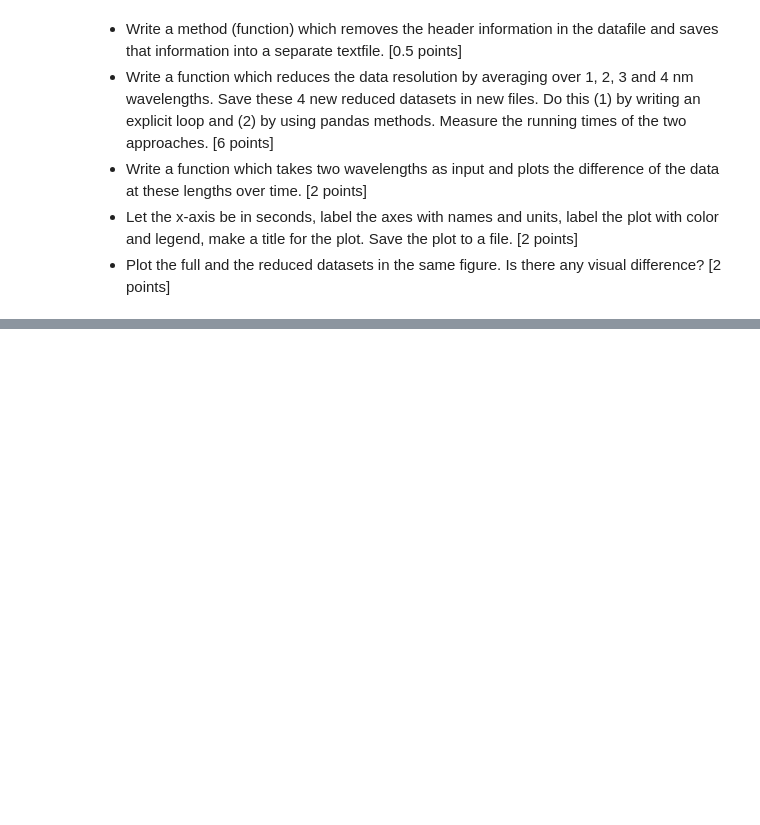
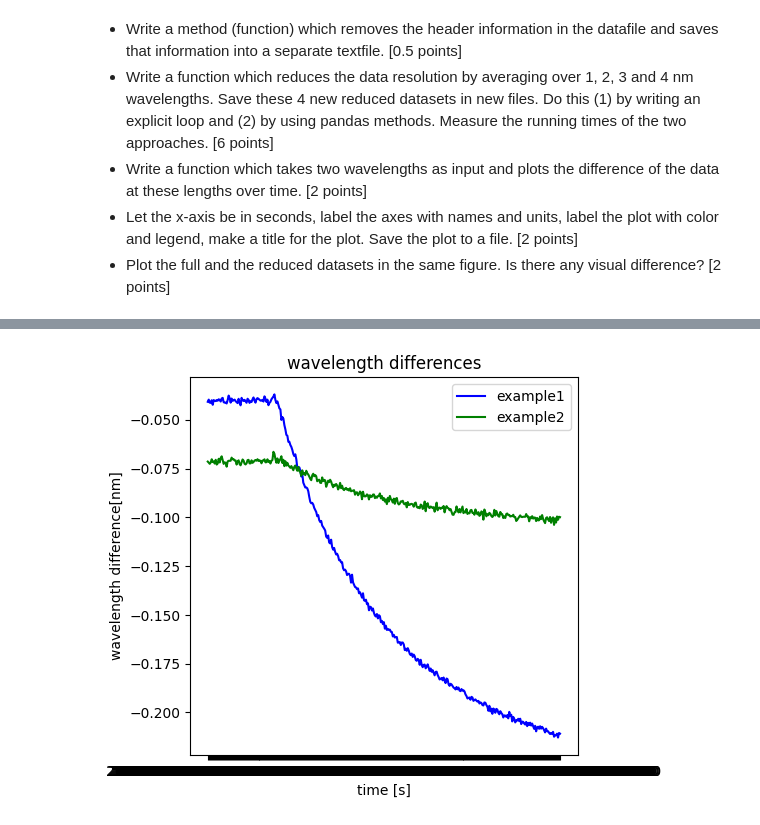
Before and after one commit to SarahEgli/RepositorySarahEgli, a Jupyter notebook: CodingTask1.ipynb, the cells around one changed output, grey strips where cells are left out. Saved outputs shown, nothing was run; the diff lists cells and outputs as text; code cells hidden in the pictures; blank space fills up the shorter version.

```diff
--- a/CodingTask1.ipynb
+++ b/CodingTask1.ipynb
@@ -22,3 +24,4 @@ drive.import ()
 # %%
 import pandas as pd
-df = pd.read_csv(path, delimiter='\t^, header=13' )
+df = pd.read_csv('/content/drive/My Drive/Data science/4ms_10 av_30 s_Absorbance_10-32-04-868 (1).txt',delimiter='\t',header=13)
+df
@@ -42,7 +42,17 @@ df.iloc[10] #show name of cloumn nr. 10
 # %%
-# plot spectrum at timepoint 0
-# x= df.iloc[:,0]
-#y = df.iloc [:.1950]  or -df.iloc[:,1950]-df.iloc[:,1800]
- # import matplot as plt
- # plt.figure(figsize=(),dpi=100)
- #plt.plot(x,y)
+# plot spectrum
+x= df.iloc[:,0]
+y= df.iloc[:,1950]-df.iloc[:,1800]
+y2=df.iloc[:,1950]-df.iloc[:,1700]
+import matplotlib.pyplot as plt
+plt.figure(figsize=(5,5 ),dpi=100)
+plt.plot(x,y, color='blue', label='example1')
+plt.plot(x,y2,color='green', label='example2')
+plt.title('wavelength differences')
+plt.xlabel('time [s]')
+plt.ylabel('wavelength difference[nm]')
+plt.legend()
+plt.savefig('Task_1.png')
+#did not figure out how to put the right numbers on the x-axis
+# %% [output]
+[figure, added]
```
Also changed, not shown: parts of 10 cells of this notebook.
